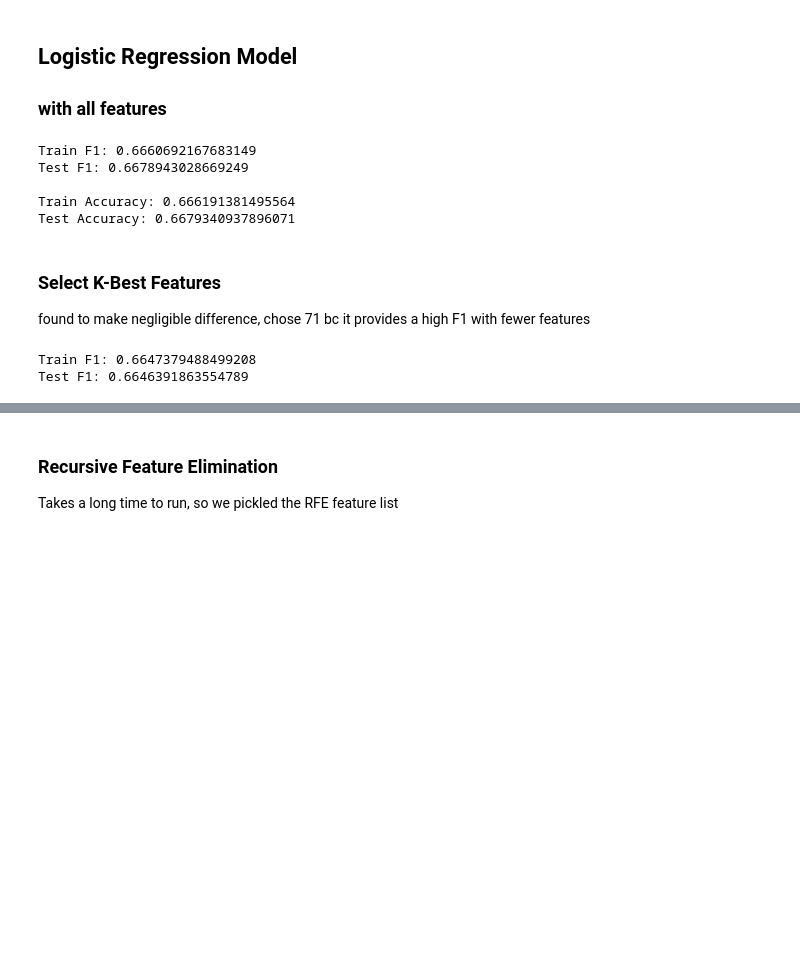
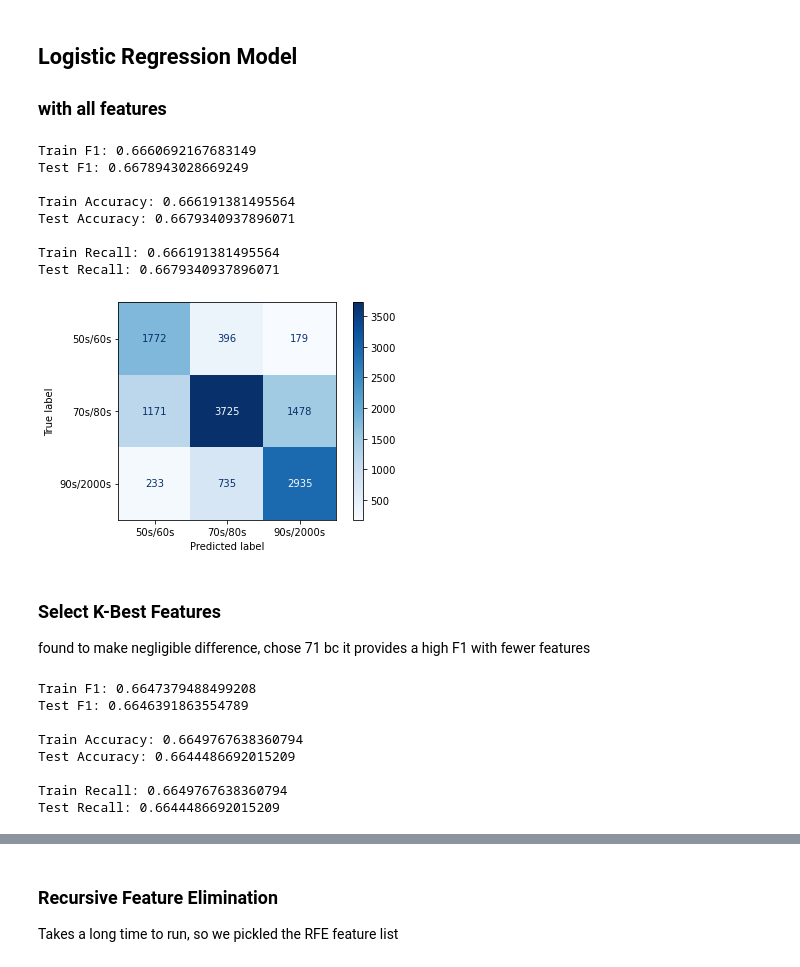
Before and after one commit to khyateed/song-classification-project, a Jupyter notebook: modeling_process.ipynb, the cells around one changed output, grey strips where cells are left out. Drawn from its saved outputs; the diff is of its cells as text; code cells hidden in the pictures; blank space fills up the shorter version.

Commit message:
Matrix and other small changes

```diff
--- a/modeling_process.ipynb
+++ b/modeling_process.ipynb
@@ -324,22 +290,32 @@ X_test = scaler.transform(X_test)
 ## Logistic Regression Model
 ### with all features
 # %%
-
 logreg = LogisticRegression(C=1e5, class_weight='balanced')
-logreg.fit(X_train, y_train)
+lr_1 = logreg.fit(X_train, y_train)
 y_train_pred = logreg.predict(X_train)
 y_test_pred = logreg.predict(X_test)
+
 print('Train F1:',metrics.f1_score(y_train, y_train_pred, average='weighted'))
 print('Test F1:',metrics.f1_score(y_test, y_test_pred, average='weighted'),'\n')
 
 print('Train Accuracy:',metrics.accuracy_score(y_train, y_train_pred))
-print('Test Accuracy:',metrics.accuracy_score(y_test, y_test_pred))
+print('Test Accuracy:',metrics.accuracy_score(y_test, y_test_pred),'\n')
+
+print('Train Recall:',metrics.recall_score(y_train, y_train_pred,average='weighted'))
+print('Test Recall:',metrics.recall_score(y_test, y_test_pred,average='weighted'))
 # %% [output]
 Train F1: 0.6660692167683149
 Test F1: 0.6678943028669249
 
 Train Accuracy: 0.666191381495564
 Test Accuracy: 0.6679340937896071
+
+Train Recall: 0.666191381495564
+Test Recall: 0.6679340937896071
+# %%
+metrics.plot_confusion_matrix(lr_1,X_test,y_test,cmap=plt.cm.Blues);
+# %% [output]
+[figure, added]
 # %% [markdown]
 ### Select K-Best Features
 found to make negligible difference, chose 71 bc it provides a high F1 with fewer features
@@ -351,12 +327,24 @@ X_test_kbest = selector.transform(X_test)
 
 # Run logistic regression with 71 best features
 logreg = LogisticRegression(C=1e5, class_weight='balanced')
-logreg.fit(X_train_kbest, y_train)
+lr_kbest = logreg.fit(X_train_kbest, y_train)
 y_train_pred = logreg.predict(X_train_kbest)
 y_test_pred = logreg.predict(X_test_kbest)
 
 print('Train F1:',metrics.f1_score(y_train, y_train_pred, average='weighted'))
-print('Test F1:',metrics.f1_score(y_test, y_test_pred, average='weighted'))
+print('Test F1:',metrics.f1_score(y_test, y_test_pred, average='weighted'),'\n')
+
+print('Train Accuracy:',metrics.accuracy_score(y_train, y_train_pred))
+print('Test Accuracy:',metrics.accuracy_score(y_test, y_test_pred),'\n')
+
+print('Train Recall:',metrics.recall_score(y_train, y_train_pred,average='weighted'))
+print('Test Recall:',metrics.recall_score(y_test, y_test_pred,average='weighted'))
 # %% [output]
 Train F1: 0.6647379488499208
 Test F1: 0.6646391863554789
+
+Train Accuracy: 0.6649767638360794
+Test Accuracy: 0.6644486692015209
+
+Train Recall: 0.6649767638360794
+Test Recall: 0.6644486692015209
```
Also changed, not shown: parts of 23 cells of this notebook.
